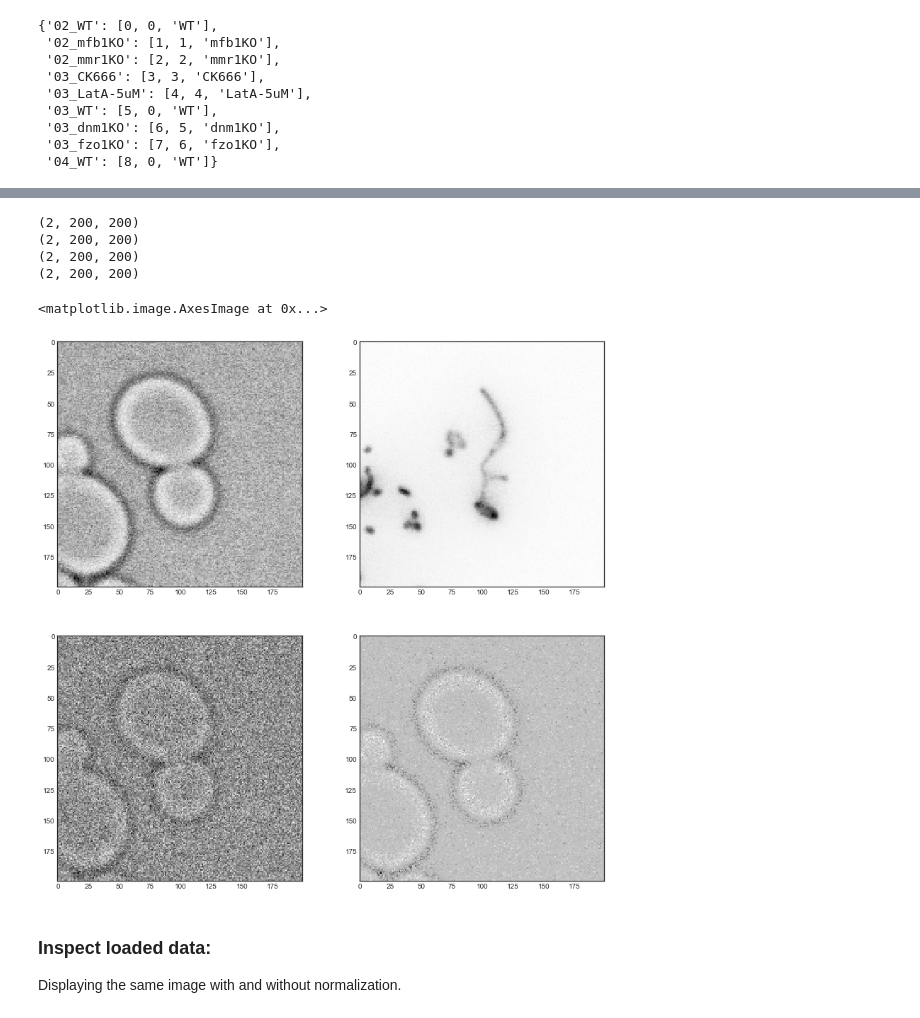
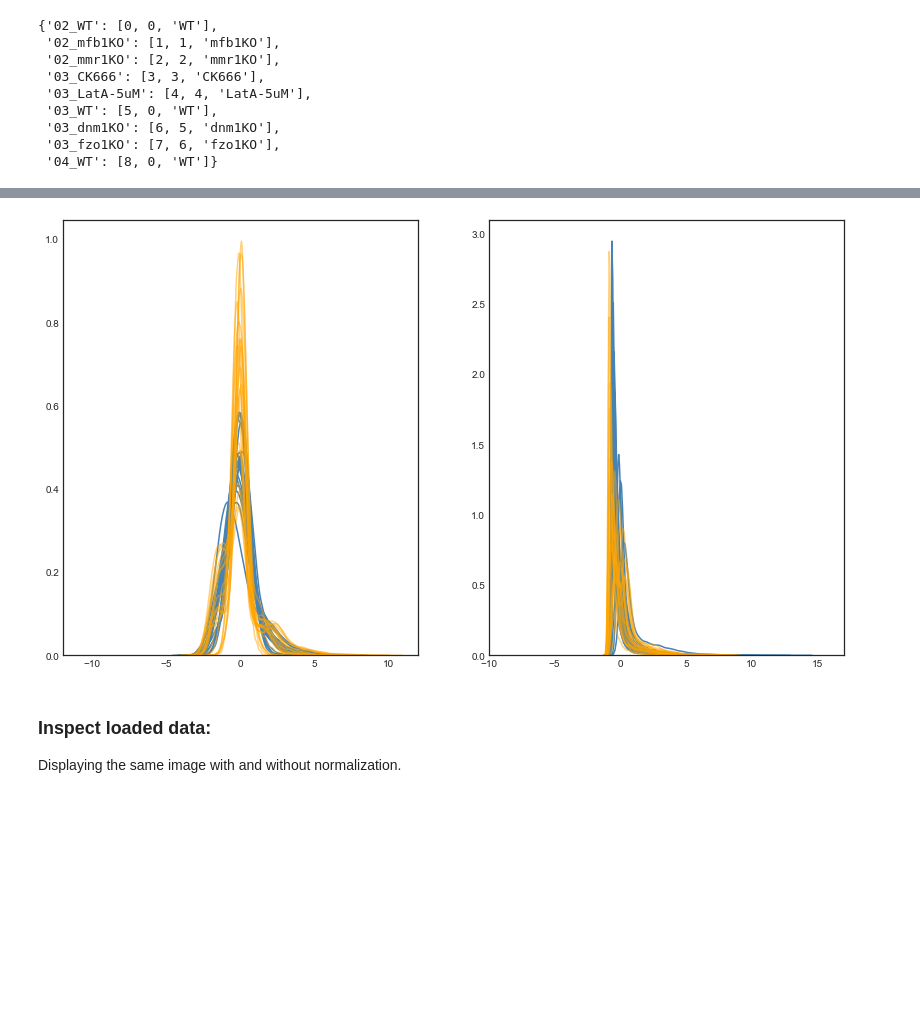
Before and after one commit to WMAPernice/Test_dev, a Jupyter notebook: YNet_dev/New_DEMO_YNet_Res_v11.1.ipynb, the cells around one changed output, grey strips where cells are left out. Cells and saved outputs as stored; diff of their text form; code cells hidden in the pictures; blank space fills up the shorter version.

```diff
--- a/YNet_dev/New_DEMO_YNet_Res_v11.1.ipynb
+++ b/YNet_dev/New_DEMO_YNet_Res_v11.1.ipynb
@@ -235,9 +313,0 @@ np.ravel(xs_sub[:,0]).shape
-# %%
-fig, axarr = plt.subplots(1, 2, figsize=(14, 8))
-
-for i in range(7):
-    xs_clss = xs_stack[ys_stack == i]
-
-    axarr[0].hist(trn_PCA_cls[:,compA], trn_PCA_cls[:,compB], label = data.classes[i])
-    axarr[1].hist(val_PCA_cls[:,compA], val_PCA_cls[:,compB], label = data.classes[i])
-    axarr[1].legend(loc='center left', bbox_to_anchor=(1, 0.5))
@@ -258,24 +314,26 @@ print(np.mean(im_gauss[1]), np.std(im_gauss[1]))
-# %%
-plt.style.use('seaborn-white')
-
-print(im.shape)
-print(im_shuf.shape)
-print(im_gauss.shape)
-print(im_speck.shape)
-
-chan = 0
-fig, ax = plt.subplots(2,2, figsize=(14,14))
-ax[0,0].imshow(im[chan])
-ax[0,1].imshow(im_shuf[chan])
-ax[1,0].imshow(im_gauss[chan])
-ax[1,1].imshow(im_speck[chan])
-# %% [output]
-(2, 200, 200)
-(2, 200, 200)
-(2, 200, 200)
-(2, 200, 200)
-<matplotlib.image.AxesImage at 0x...>
-[figure, removed]
+# %%
+fig, axarr = plt.subplots(1, 2, figsize=(14, 8))
+colors = ['SteelBlue', 'Orange']
+alphas = [1, 0.5]
+
+for c,i in enumerate([2,3]):
+
+    xs_clss = xs[ys == i]
+    xs_sub = xs_clss[:20,...]
+    xs_sub = xs_sub.reshape(-1,2,40000)
+    col = colors[c]
+    a = alphas[c]
+
+    for im in range(20):
+        ch0, ch1 = xs_sub[im,0], xs_sub[im,1]
+
+        sns.kdeplot(ch0, ax = axarr[0], color = col, alpha = a)
+        sns.kdeplot(ch1, ax = axarr[1], color = col, alpha = a)
+
+axarr[0].set_xlim(-12,12);
+axarr[1].set_xlim(-10,17);
+# %% [output]
+[figure, added]
 # %%
 im.shape
 # %%
```
Also changed, not shown: parts of 20 cells of this notebook.
